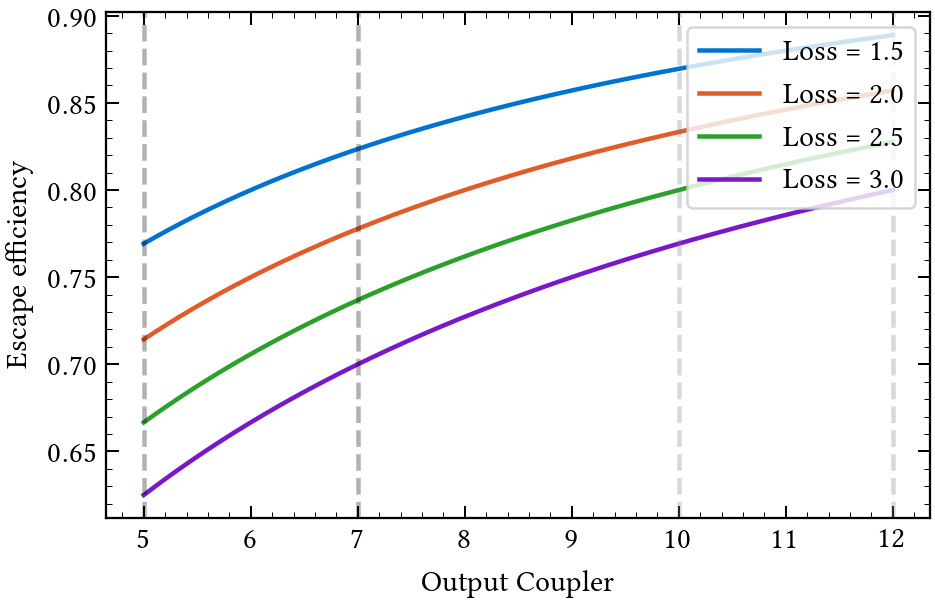
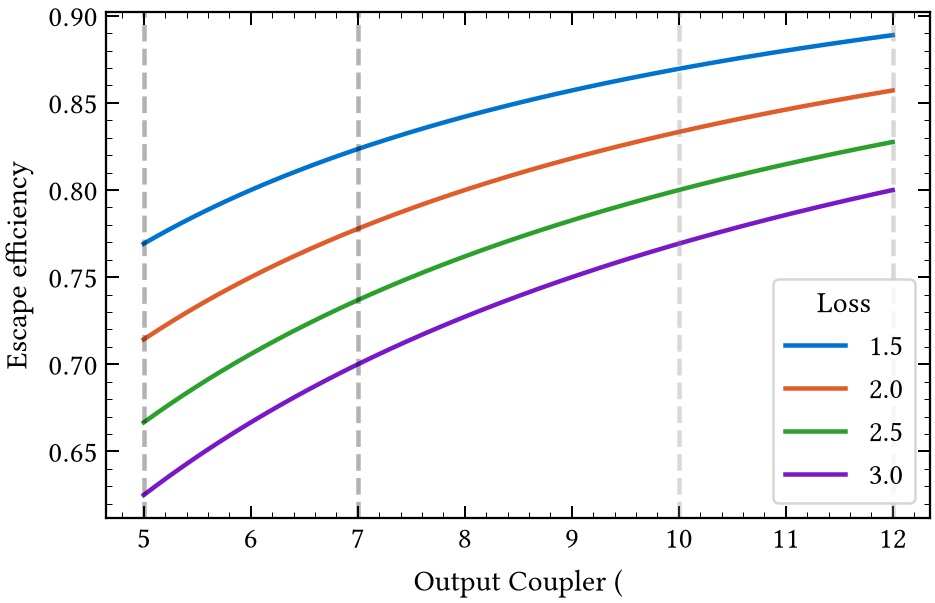
Code edit (unified diff) that turned the first committed figure into the second:
--- before
+++ after
@@ -2,15 +2,19 @@
 # We can use a for loop to iterate over the losses and plot the escape efficiency for each loss
 fig = plt.figure()
+
 for loss in L:
     eta = escape_efficiency(T, loss)
-    plt.plot(T * 1e2, eta, label=f'Loss = {loss*100:.1f}%')
-plt.xlabel('Output Coupler')
-plt.ylabel('Escape efficiency')
+    plt.plot(T * 1e2, eta, label=f"{loss*100:.1f}%")
 
-# Vertical lines at 5, 7, 10, 12 coupler value
+plt.xlabel("Output Coupler (%)")
+plt.ylabel("Escape efficiency")
+
+# Vertical lines at selected coupler values
 plt.axvline(x=5, color='k', linestyle='--', alpha=0.3)
 plt.axvline(x=7, color='k', linestyle='--', alpha=0.3)
 plt.axvline(x=10, color='grey', linestyle='--', alpha=0.3)
 plt.axvline(x=12, color='grey', linestyle='--', alpha=0.3)
-plt.legend(loc='upper right')
+
+plt.legend(title="Loss", loc="lower right")
+
 plt.show()

Commit: minor clean-up of version check-up of some library in scripts.